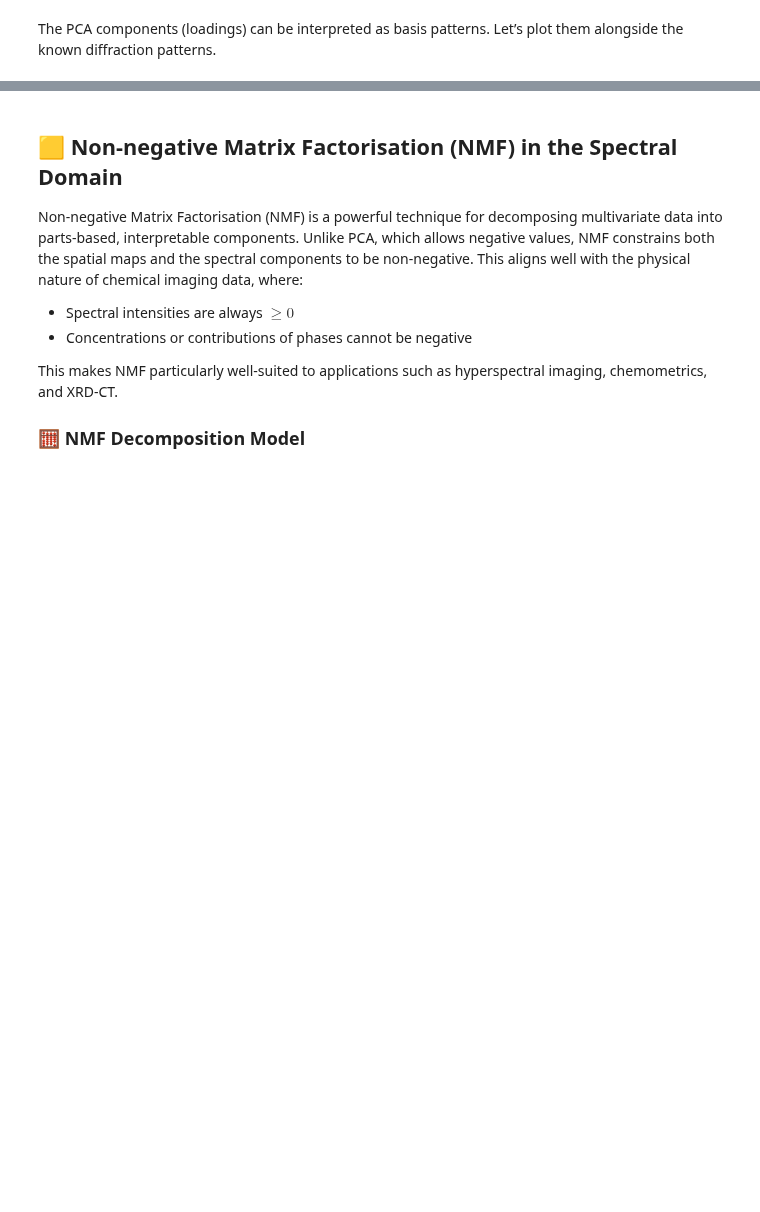
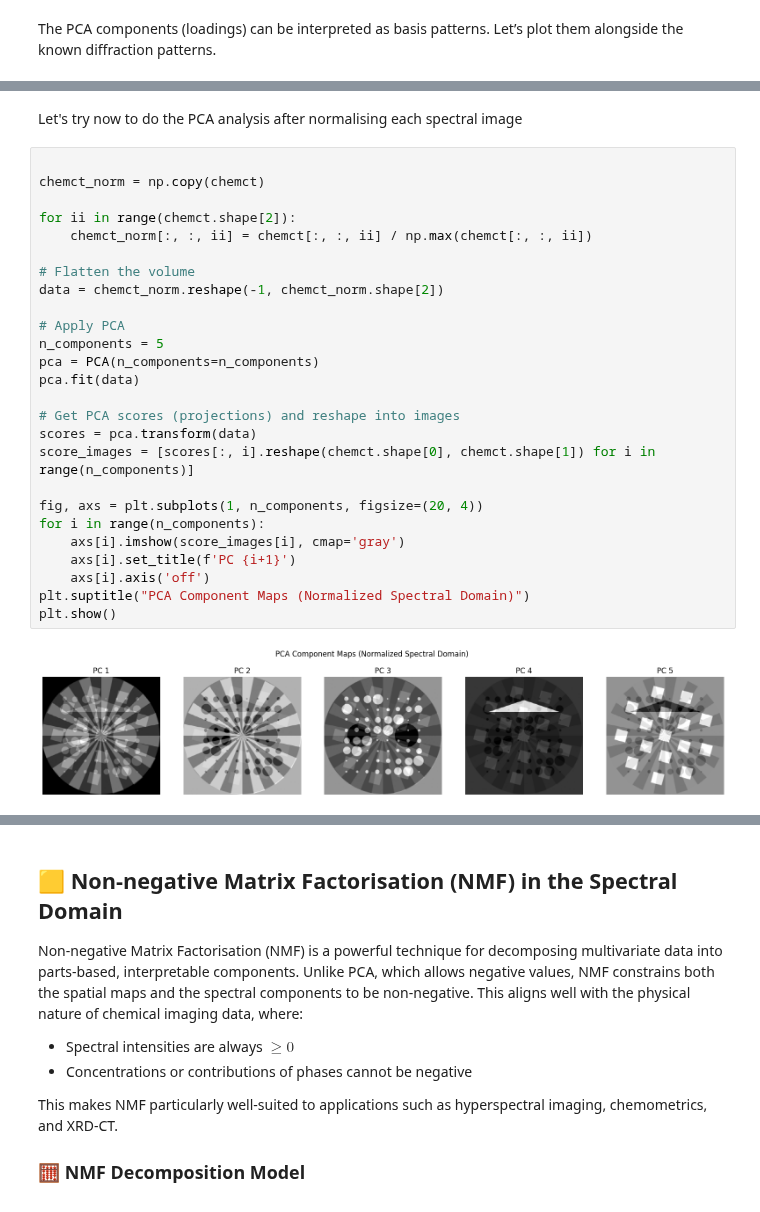
Before and after one commit to antonyvam/nDTomo, a Jupyter notebook: docs/source/notebooks/tutorial_dimensionality_reduction.ipynb, the cells around one changed output, grey strips where cells are left out. Cells and saved outputs as stored; diff of their text form; blank space fills up the shorter version.

```diff
--- a/docs/source/notebooks/tutorial_dimensionality_reduction.ipynb
+++ b/docs/source/notebooks/tutorial_dimensionality_reduction.ipynb
@@ -339,0 +340,30 @@ showspectra(all_spectra, labels=labels, fig_num=3)
+# %% [markdown]
+Let's try now to do the PCA analysis after normalising each spectral image
+# %%
+
+chemct_norm = np.copy(chemct)
+
+for ii in range(chemct.shape[2]):
+    chemct_norm[:, :, ii] = chemct[:, :, ii] / np.max(chemct[:, :, ii])
+
+# Flatten the volume
+data = chemct_norm.reshape(-1, chemct_norm.shape[2])
+
+# Apply PCA
+n_components = 5
+pca = PCA(n_components=n_components)
+pca.fit(data)
+
+# Get PCA scores (projections) and reshape into images
+scores = pca.transform(data)
+score_images = [scores[:, i].reshape(chemct.shape[0], chemct.shape[1]) for i in range(n_components)]
+
+fig, axs = plt.subplots(1, n_components, figsize=(20, 4))
+for i in range(n_components):
+    axs[i].imshow(score_images[i], cmap='gray')
+    axs[i].set_title(f'PC {i+1}')
+    axs[i].axis('off')
+plt.suptitle("PCA Component Maps (Normalized Spectral Domain)")
+plt.show()
+# %% [output]
+[figure, added]
```
Also changed, not shown: parts of 13 cells of this notebook.
